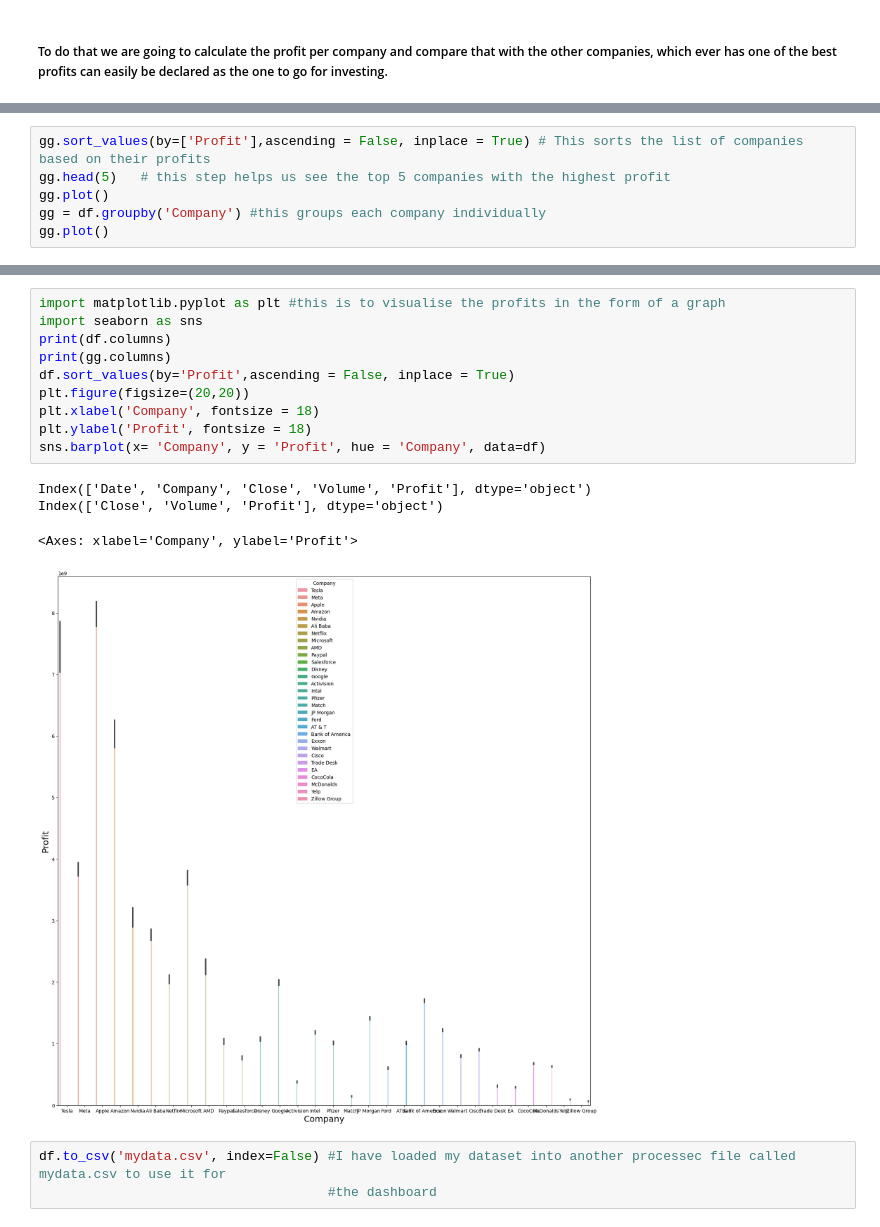
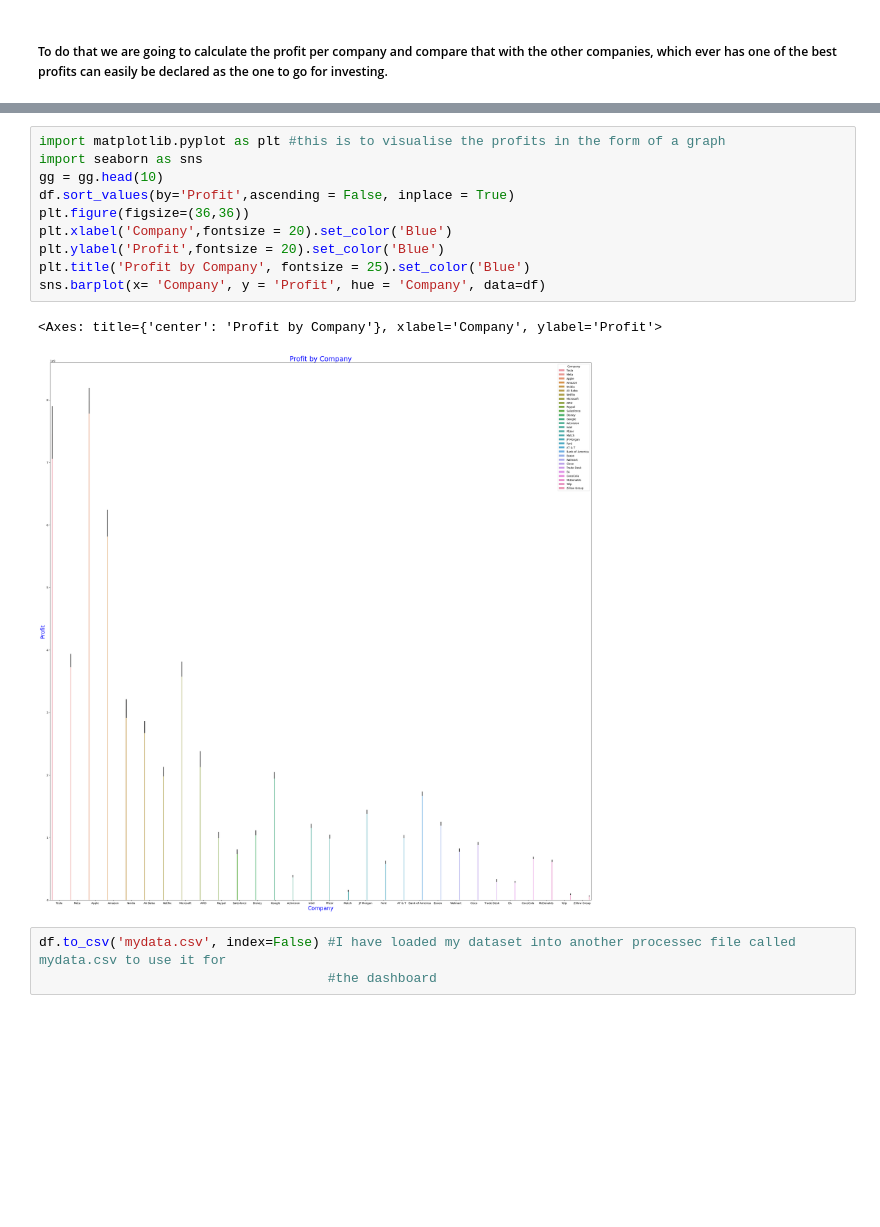
Before and after one commit to ubco-W2022T2-data301/Group35, a Jupyter notebook: analysis/analysis2.ipynb, the cells around one changed output, grey strips where cells are left out. Drawn from its saved outputs; the diff is of its cells as text; blank space fills up the shorter version.

```diff
--- a/analysis/analysis2.ipynb
+++ b/analysis/analysis2.ipynb
@@ -57,6 +56,0 @@ gg
-# %%
-gg.sort_values(by=['Profit'],ascending = False, inplace = True) # This sorts the list of companies based on their profits
-gg.head(5)   # this step helps us see the top 5 companies with the highest profit
-gg.plot()
-gg = df.groupby('Company') #this groups each company individually
-gg.plot()
@@ -113,18 +144,16 @@ def loadprocess(https://github.com/ubco-W2022T2-data301/Group35/tree/main/data/r
 # %%
 import matplotlib.pyplot as plt #this is to visualise the profits in the form of a graph
 import seaborn as sns
-print(df.columns)
-print(gg.columns)
+gg = gg.head(10)
 df.sort_values(by='Profit',ascending = False, inplace = True)
-plt.figure(figsize=(20,20))
-plt.xlabel('Company', fontsize = 18)
-plt.ylabel('Profit', fontsize = 18)
+plt.figure(figsize=(36,36))
+plt.xlabel('Company',fontsize = 20).set_color('Blue')
+plt.ylabel('Profit',fontsize = 20).set_color('Blue')
+plt.title('Profit by Company', fontsize = 25).set_color('Blue')
 sns.barplot(x= 'Company', y = 'Profit', hue = 'Company', data=df)
 # %% [output]
-Index(['Date', 'Company', 'Close', 'Volume', 'Profit'], dtype='object')
-Index(['Close', 'Volume', 'Profit'], dtype='object')
+<Axes: title={'center': 'Profit by Company'}, xlabel='Company', ylabel='Profit'>
-<Axes: xlabel='Company', ylabel='Profit'>
-[figure, old version]
+[figure, new version]
 # %%
 df.to_csv('mydata.csv', index=False) #I have loaded my dataset into another processec file called mydata.csv to use it for
                                      #the dashboard
```
Also changed, not shown: parts of 6 cells of this notebook, 1 other file.
